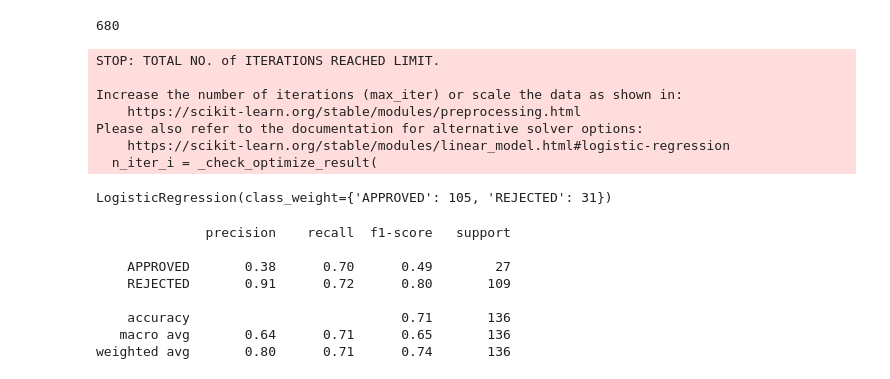
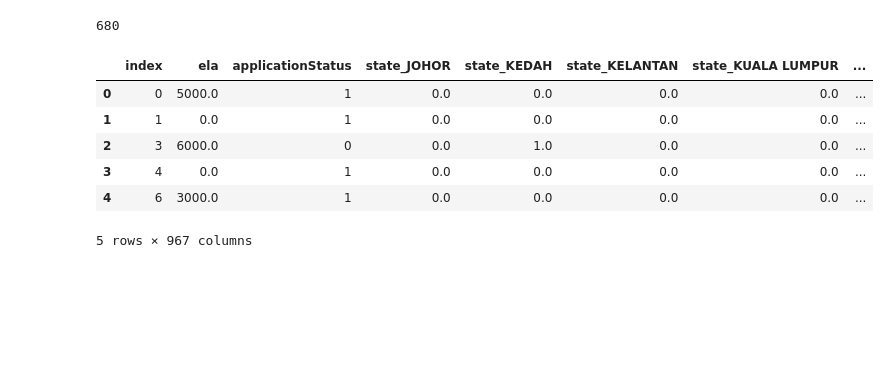
Before and after one commit to vivianfang88/Assessment, a Jupyter notebook: Assessment.ipynb, the cells around one changed output. Drawn from its saved outputs; the diff is of its cells as text; code cells hidden in the pictures; blank space fills up the shorter version.

```diff
--- a/Assessment.ipynb
+++ b/Assessment.ipynb
@@ -358,3 +363,15 @@ len(encoded_columns)
+# %%
+final_data['applicationStatus'] = LabelEncoder().fit_transform(final_data['applicationStatus'])
+
+final_data.head()
+# %% [output]
+|  | index | ela | applicationStatus | state_JOHOR | state_KEDAH | state_KELANTAN | state_KUALA LUMPUR | ... |
+| 0 | 0 | 5000.0 | 1 | 0.0 | 0.0 | 0.0 | 0.0 | ... |
+| 1 | 1 | 0.0 | 1 | 0.0 | 0.0 | 0.0 | 0.0 | ... |
+| 2 | 3 | 6000.0 | 0 | 0.0 | 1.0 | 0.0 | 0.0 | ... |
+| 3 | 4 | 0.0 | 1 | 0.0 | 0.0 | 0.0 | 0.0 | ... |
+| 4 | 6 | 3000.0 | 1 | 0.0 | 0.0 | 0.0 | 0.0 | ... |
+5 rows × 967 columns
 # %%
 x = final_data.loc[:, final_data.columns != 'applicationStatus']
 y = final_data['applicationStatus']
@@ -363,14 +380,7 @@ xtrain,xtest,ytrain,ytest= train_test_split(x,y,test_size=0.2,random_state=42)
 # %%
 # apply clasweight due to imbalance data
 # y.value_counts() --> ratio 31:105
-lr = LogisticRegression(class_weight={'REJECTED':31,'APPROVED':105})
-lr.fit(xtrain,ytrain)
+# lr = LogisticRegression(class_weight={'REJECTED':31,'APPROVED':105})
+# lr.fit(xtrain,ytrain)
+# predictions = lr.predict(xtest)
+# print (classification_report(ytest,predictions))
-# %% [output]
-STOP: TOTAL NO. of ITERATIONS REACHED LIMIT.
-
-Increase the number of iterations (max_iter) or scale the data as shown in:
-    https://scikit-learn.org/stable/modules/preprocessing.html
-Please also refer to the documentation for alternative solver options:
-    https://scikit-learn.org/stable/modules/linear_model.html#logistic-regression
-  n_iter_i = _check_optimize_result(
-LogisticRegression(class_weight={'APPROVED': 105, 'REJECTED': 31})
@@ -379,11 +386,0 @@ predictions = lr.predict(xtest)
-# %%
-print (classification_report(ytest,predictions))
-# %% [output]
-              precision    recall  f1-score   support
-
-    APPROVED       0.38      0.70      0.49        27
-    REJECTED       0.91      0.72      0.80       109
-
-    accuracy                           0.71       136
-   macro avg       0.64      0.71      0.65       136
-weighted avg       0.80      0.71      0.74       136
```
Also changed, not shown: parts of 14 cells of this notebook, 1 other file.
